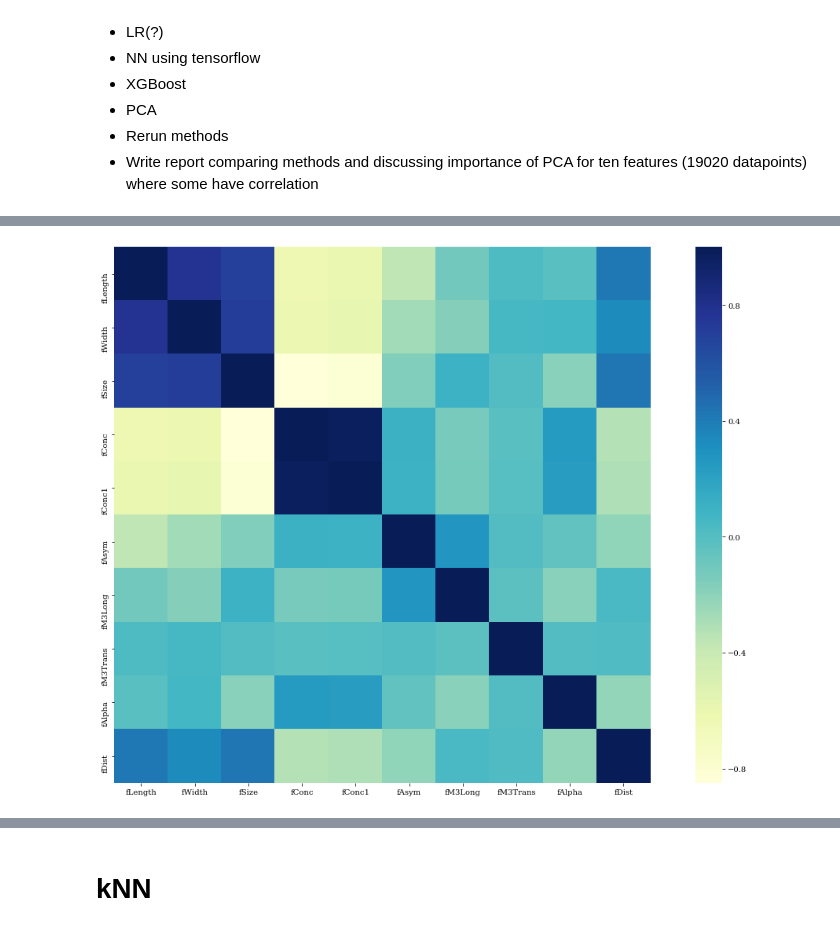
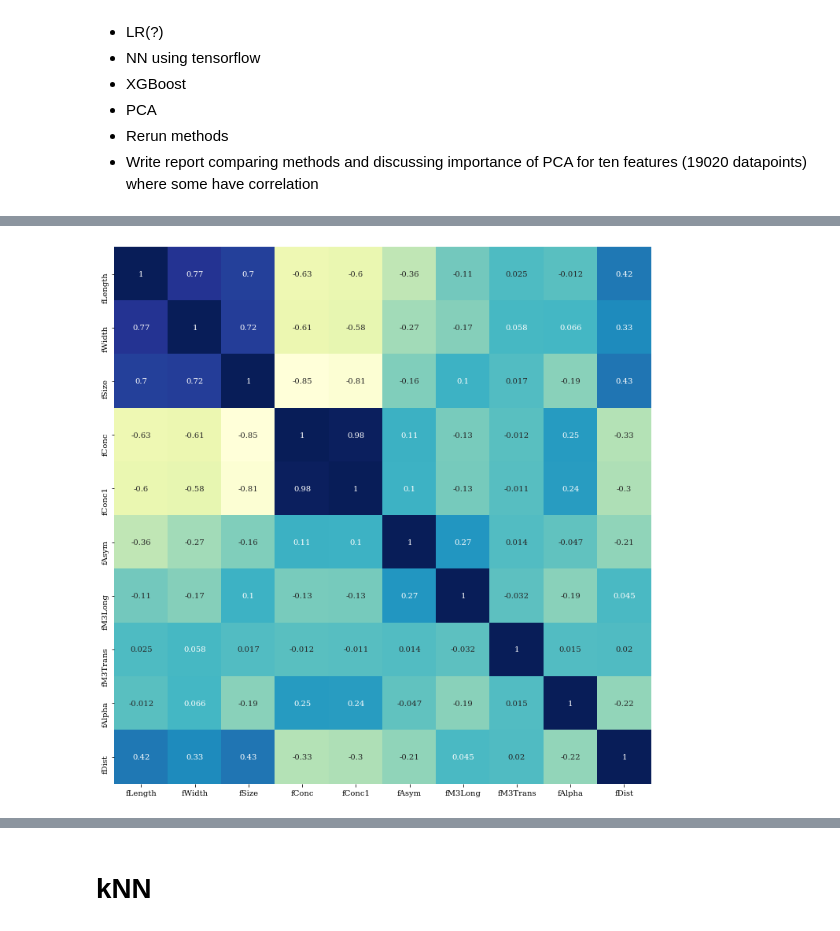
Before and after one commit to liseanh/FYS-STK4155-project3, a Jupyter notebook: Exploring data.ipynb, the cells around one changed output, grey strips where cells are left out. Saved outputs shown, nothing was run; the diff lists cells and outputs as text; code cells hidden in the pictures.

```diff
--- a/Exploring data.ipynb
+++ b/Exploring data.ipynb
@@ -90,13 +91,13 @@ del df
 # %%
 # Plotting correlation matrix
 fig, ax = plt.subplots(figsize=(10 * 1.618, 10))
-sns.heatmap(X_train.corr(), cmap="YlGnBu", ax=ax, square=True)
+sns.heatmap(X_train.corr(), cmap="YlGnBu", ax=ax, square=True, annot=True, cbar=False)
 ax.set_ylim([10, 0])
 ax.set_xlim([0, 10])
 fig.tight_layout()
 plt.show()
 # %% [output]
-[figure, old version]
+[figure, new version]
 [interactive output not drawn]
 # %% [markdown]
 # kNN
```
Also changed, not shown: parts of 8 cells of this notebook, 6 other files.
